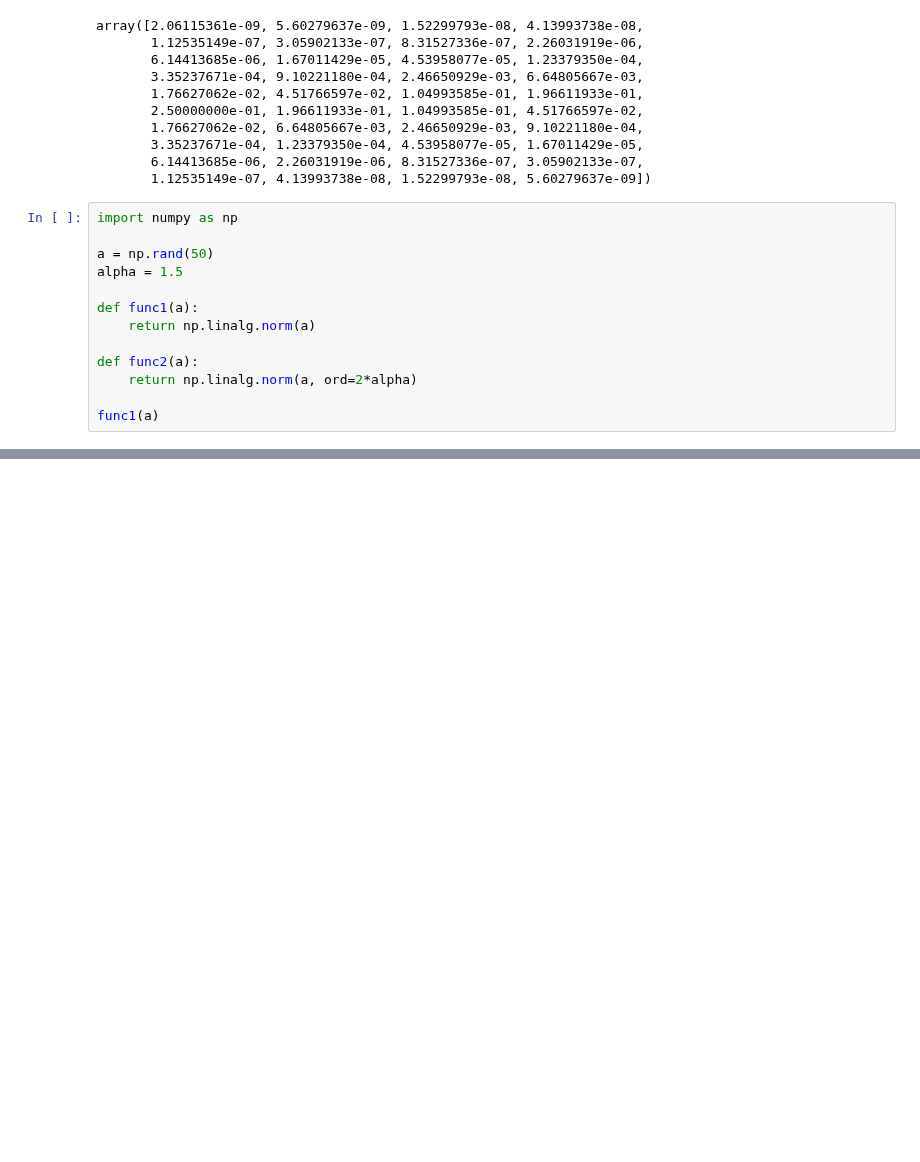
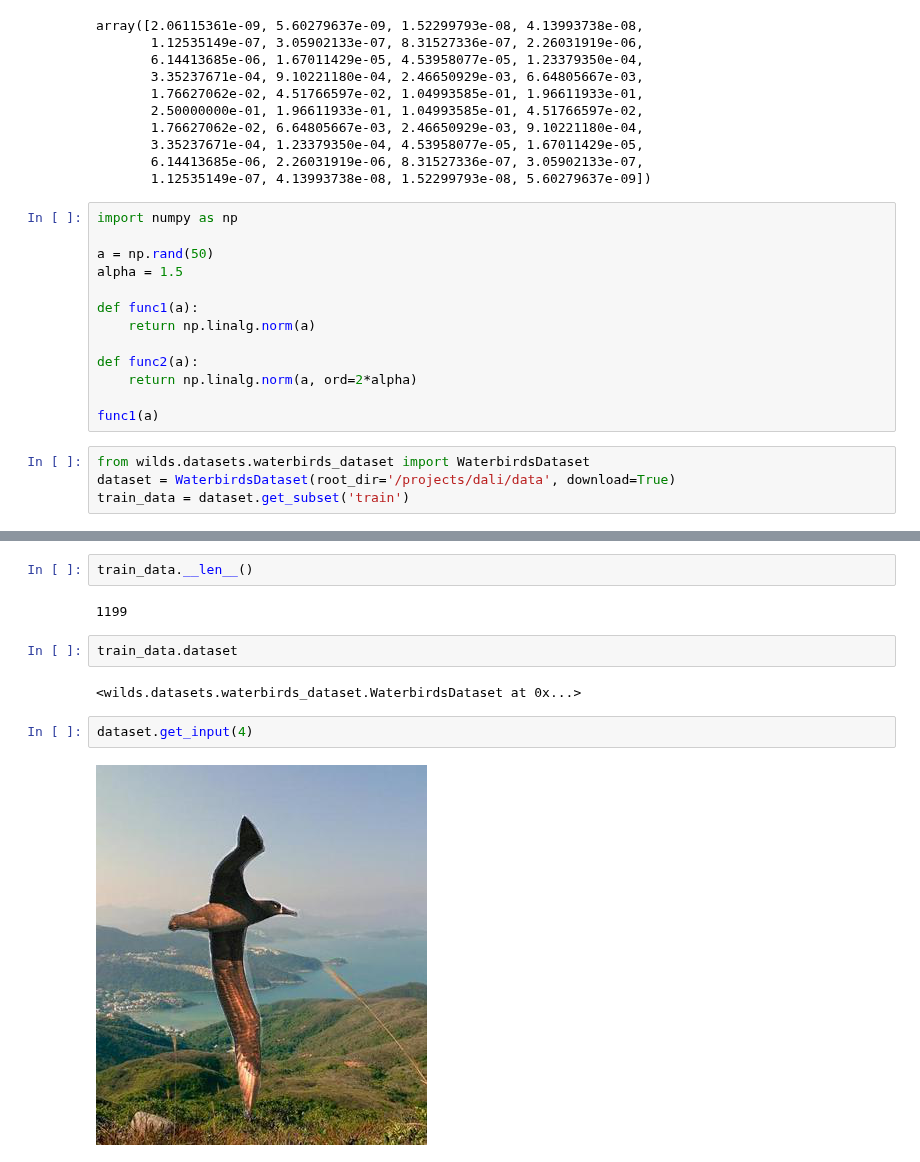
Before and after one commit to lucmonl/mlopt, a Jupyter notebook: notebook/test.ipynb, the cells around one changed output, grey strips where cells are left out. Drawn from its saved outputs; the diff is of its cells as text; blank space fills up the shorter version.

```diff
--- a/notebook/test.ipynb
+++ b/notebook/test.ipynb
@@ -475,3 +475,7 @@ def func2(a):
     return np.linalg.norm(a, ord=2*alpha)
 
 func1(a)
+# %%
+from wilds.datasets.waterbirds_dataset import WaterbirdsDataset
+dataset = WaterbirdsDataset(root_dir='/projects/dali/data', download=True)
+train_data = dataset.get_subset('train')
@@ -477,0 +489,12 @@ func1(a)
+# %%
+train_data.__len__()
+# %% [output]
+1199
+# %%
+train_data.dataset
+# %% [output]
+<wilds.datasets.waterbirds_dataset.WaterbirdsDataset at 0x...>
+# %%
+dataset.get_input(4)
+# %% [output]
+[figure, added]
```
Also changed, not shown: parts of 1 cell of this notebook, 5 other files.
